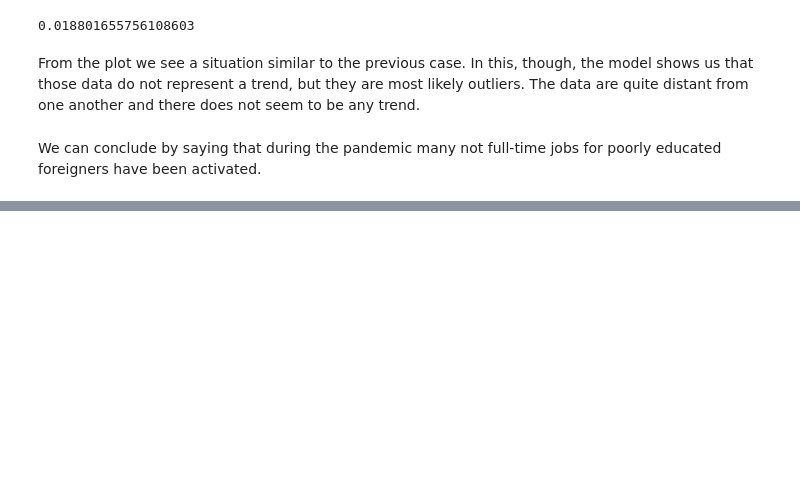
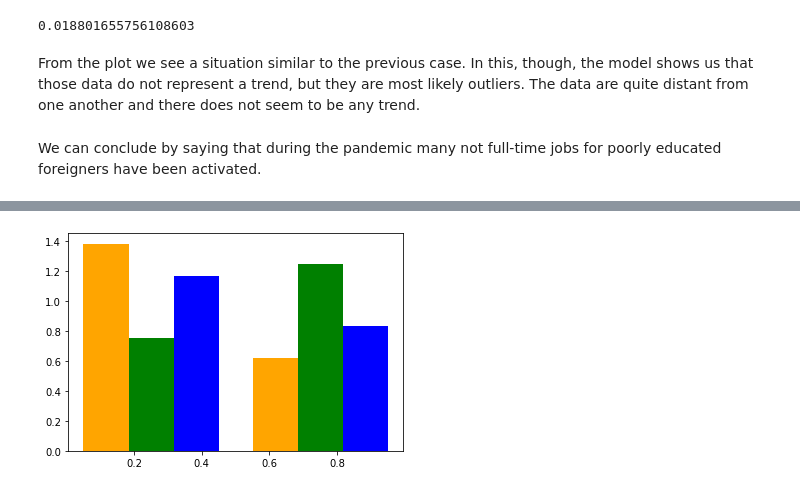
Before and after one commit to BruhZul/DataScienceLaboratory, a Jupyter notebook: Lab3/machine_model.ipynb, the cells around one changed output, grey strips where cells are left out. Saved outputs shown, nothing was run; the diff lists cells and outputs as text; code cells hidden in the pictures; blank space fills up the shorter version.

```diff
--- a/Lab3/machine_model.ipynb
+++ b/Lab3/machine_model.ipynb
@@ -212,0 +217,5 @@ We can conclude by saying that during the pandemic many not full-time jobs for p
+# %%
+input_path2  = "C:\\Users\\rotol\\Downloads\\Contracts_feature_A2020.csv"
+conAfter2020 = pd.read_csv(input_path2)
+conAfter2020 = conAfter2020.drop(labels=['index'], axis=1)
+conAfter2020
@@ -212,0 +236,2 @@ We can conclude by saying that during the pandemic many not full-time jobs for p
+# %%
+conAfter2020 = pd.concat([conAfter2020, labelled_A2020.Label], axis = 1)
@@ -212,0 +315,8 @@ We can conclude by saying that during the pandemic many not full-time jobs for p
+# %%
+conAfter20201 = conAfter2020[(conAfter2020.Label == 0)]['GENERE']
+conAfter20202 =  conAfter2020[(conAfter2020.Label == 1)]['GENERE']
+conAfter20203 =  conAfter2020[(conAfter2020.Label == 2)]['GENERE']
+plt.hist([conAfter20201,conAfter20202,conAfter20203], 2, density=True, histtype='bar',  color=colors, label=conAfter2020.GENERE)
+plt.show()
+# %% [output]
+[figure, added]
```
Also changed, not shown: parts of 53 cells of this notebook.
